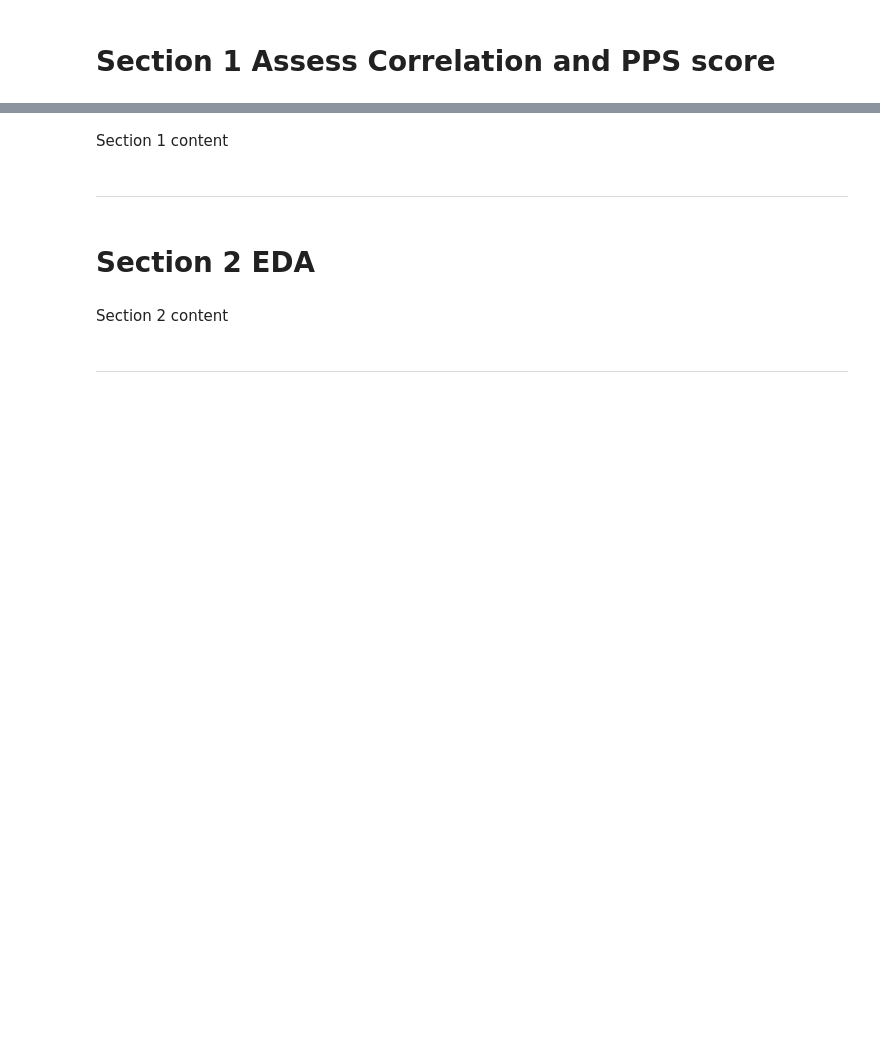
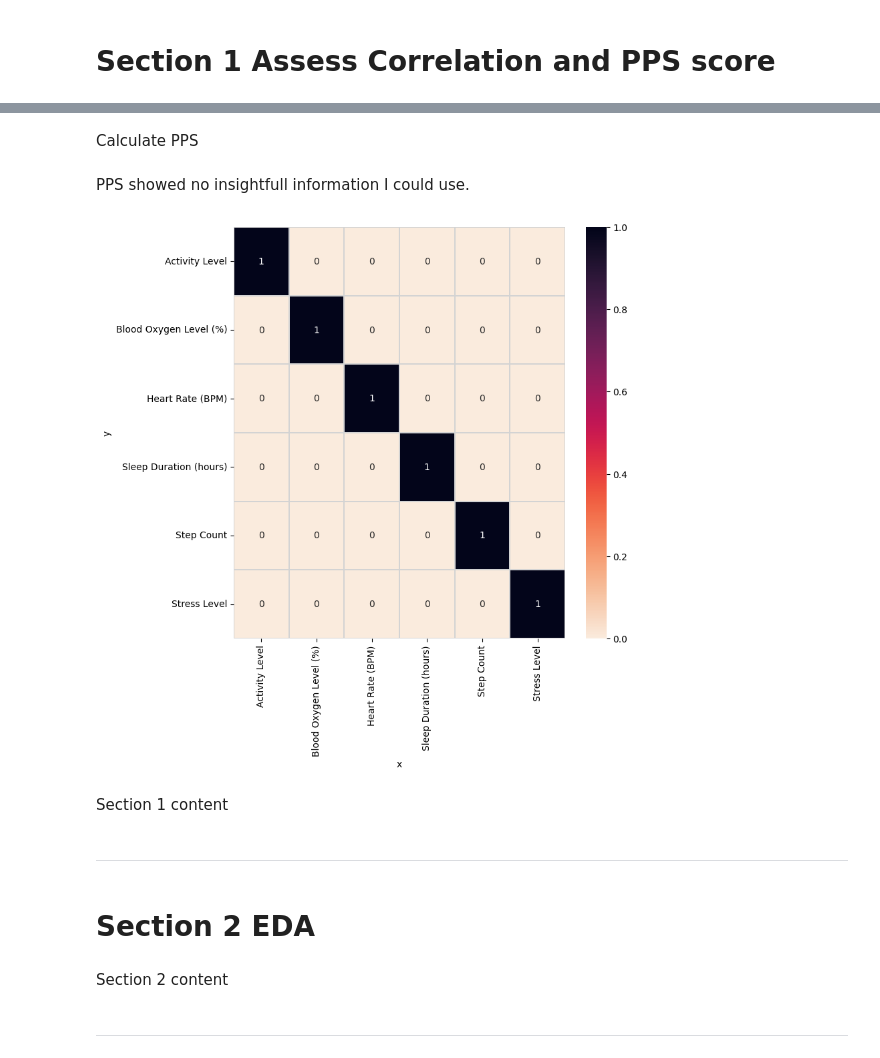
Before and after one commit to MaxBWiseman/Predictive_Analytics_Project, a Jupyter notebook: jupyter_notebooks/SmartWatch_Data_Correlation_Study_Notepad.ipynb, the cells around one changed output, grey strips where cells are left out. Drawn from its saved outputs; the diff is of its cells as text; code cells hidden in the pictures; blank space fills up the shorter version.

```diff
--- a/jupyter_notebooks/SmartWatch_Data_Correlation_Study_Notepad.ipynb
+++ b/jupyter_notebooks/SmartWatch_Data_Correlation_Study_Notepad.ipynb
@@ -158,3 +222,29 @@ DisplayCorrAndPPS(df_corr_pearson = df_corr_pearson,
+# %% [markdown]
+Calculate PPS
+# %% [markdown]
+PPS showed no insightfull information I could use.
+# %%
+pps_matrix_raw = pps.matrix(df_processed)
+pps_matrix = pps_matrix_raw.filter(['x', 'y', 'ppscore']).pivot(columns='x', index='y', values='ppscore')
+# %%
+# We use a modified version of our custom heatmap function to plot the PPS matrix.
+def heatmap_pps(df,threshold, figsize=(8,8), font_annot = 10):
+    if len(df.columns) > 1:
+
+      mask = np.zeros_like(df, dtype=bool)
+      mask[abs(df) < threshold] = True
+
+      fig, ax = plt.subplots(figsize=figsize)
+      ax = sns.heatmap(df, annot=True, annot_kws={"size": font_annot},
+                       mask=mask,cmap='rocket_r', linewidth=0.05,
+                       linecolor='lightgrey')
+
+      plt.ylim(len(df.columns),0)
+      plt.show()
+
+heatmap_pps(df=pps_matrix, threshold=0)
+# %% [output]
+[figure, added]
 # %% [markdown]
 Section 1 content
 # %% [markdown]
```
Also changed, not shown: parts of 14 cells of this notebook, 3 other files.
